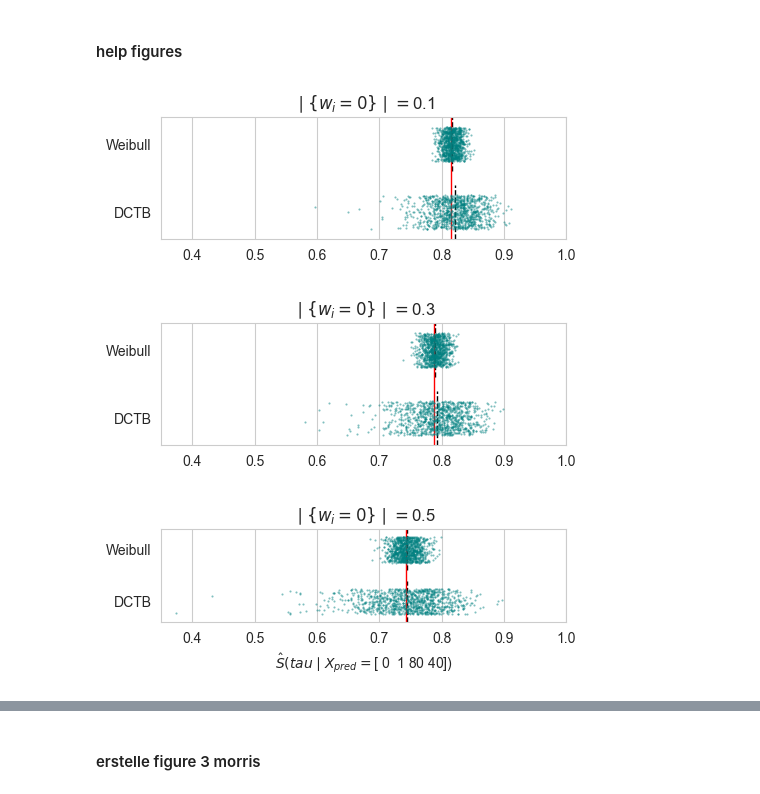
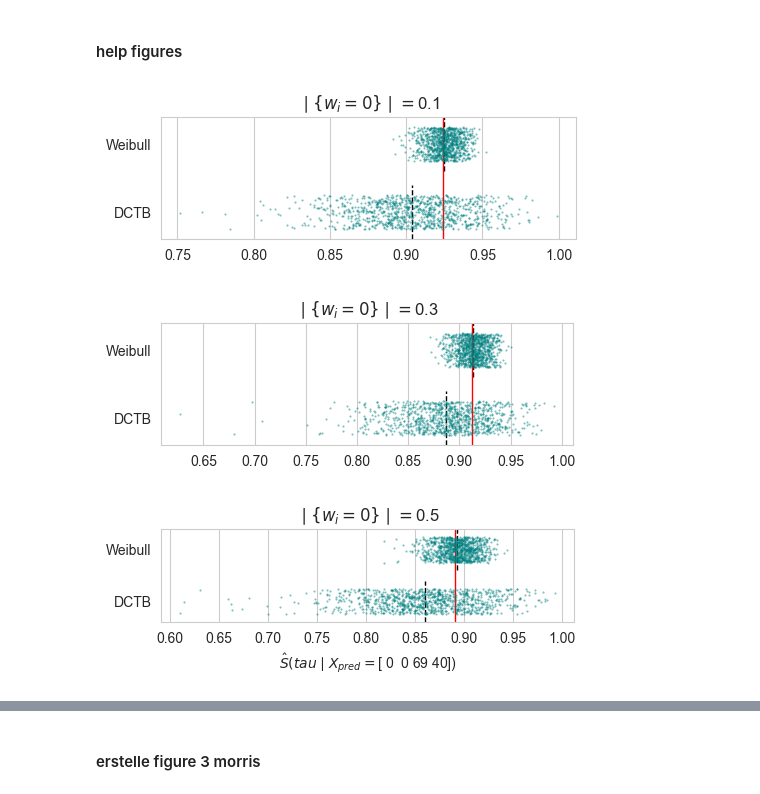
Before and after one commit to rehan-b/Masterarbeit_Butt, a Jupyter notebook: Paper/figure3_morris.ipynb, the cells around one changed output, grey strips where cells are left out. Cells and saved outputs as stored; diff of their text form; code cells hidden in the pictures.

Commit message:
figure 3 + 4 morris code_png fertig

```diff
--- a/Paper/figure3_morris.ipynb
+++ b/Paper/figure3_morris.ipynb
@@ -1,11 +1,11 @@
 # %%
-exp_save_path = r'C:\Users\rehan\meine_Repos\Masterarbeit\Paper\results\(n_train)1000__(B_RF)1000__(B_1)200__(n_sim)1000__(seed)42__4kovariates\121.90058'
-#exp_save_path = r'C:\Users\rehan\meine_Repos\Masterarbeit\Paper\results\(n_train)1000__(B_RF)1000__(B_1)200__(n_sim)1000__(seed)42__4kovariates_higherS(tau)\109.90058'
+#exp_save_path = r'C:\Users\rehan\meine_Repos\Masterarbeit\Paper\results\(n_train)1000__(B_RF)1000__(B_1)200__(n_sim)1000__(seed)42__4kovariates\121.90058'
+exp_save_path = r'C:\Users\rehan\meine_Repos\Masterarbeit\Paper\results\(n_train)1000__(B_RF)1000__(B_1)200__(n_sim)1000__(seed)42__4kovariates_higherS(tau)\109.90058'
 
-collage_name = 'figure3_morris_1.png'
+collage_name = 'figure3_morris_high_S.png'
 
-xlim1 = [0.35,1]
-xlim2 = [0,0.4]
+xlim1 = [-99,1]
+xlim2 = [-99,0.8]
 # %% [markdown]
 #### setting
 # %%
@@ -54,37 +54,37 @@ def plot_results(results1, S_t, prop_weights, xlim1):
     for i, m in enumerate(method_order):
         mean_val = df.loc[df["method"] == m, "value"].mean()
         ax.vlines( x=mean_val,ymin=i - 0.4,ymax=i + 0.4,color="black",linestyle="--",linewidth=1,alpha= 1)
     if prop_weights == 1:
         aa = 0
     elif prop_weights == 3:
         aa = 1
     elif prop_weights == 5:
         aa = 2
 
     ax.axvline(x=S_t[aa], color="red", linestyle="-", linewidth=1)
 
     # Achsen und Layout
     ax.set_ylim(-0.4, 1.4)  # Werte anpassen, um den Abstand zu steuern
-    plt.xlim(xlim1)
+    #plt.xlim(xlim1)
     if prop_weights == 5:
         plt.xlabel(r"$\hat{S}(tau\mid X_{pred}=$"+x_pred+')')
     else:
         plt.xlabel("")
     #plt.xlabel(r"$\hat{S}(tau\mid X_{pred}=[$"+x_pred+'] )')
     plt.ylabel("")
     plt.title(r"$\mid \{w_i = 0\} \mid =$"+str(prop_weights/10))
     plt.tight_layout()
     if not os.path.exists('help_figures'):
         os.makedirs('help_figures')
     plt.savefig("./help_figures/preds"+str(prop_weights)+".png", dpi=300)
 
 plot_results(results1, S_t, 1,xlim1)
 plot_results(results3, S_t, 3,xlim1)
 plot_results(results5, S_t, 5,xlim1)
 # %% [output]
-[figure, old version]
+[figure, new version]
-[figure, old version]
+[figure, new version]
-[figure, old version]
+[figure, new version]
 # %%
 def save_var(results1,prop_weights, xlim2):
 
```
Also changed, not shown: parts of 2 cells of this notebook, 7 other files.
